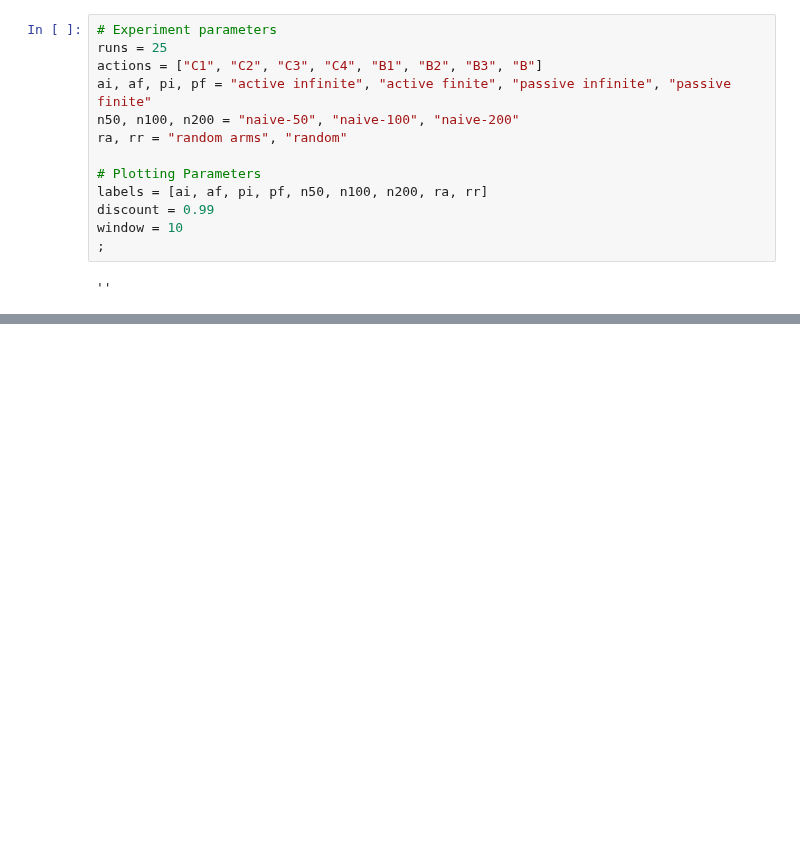
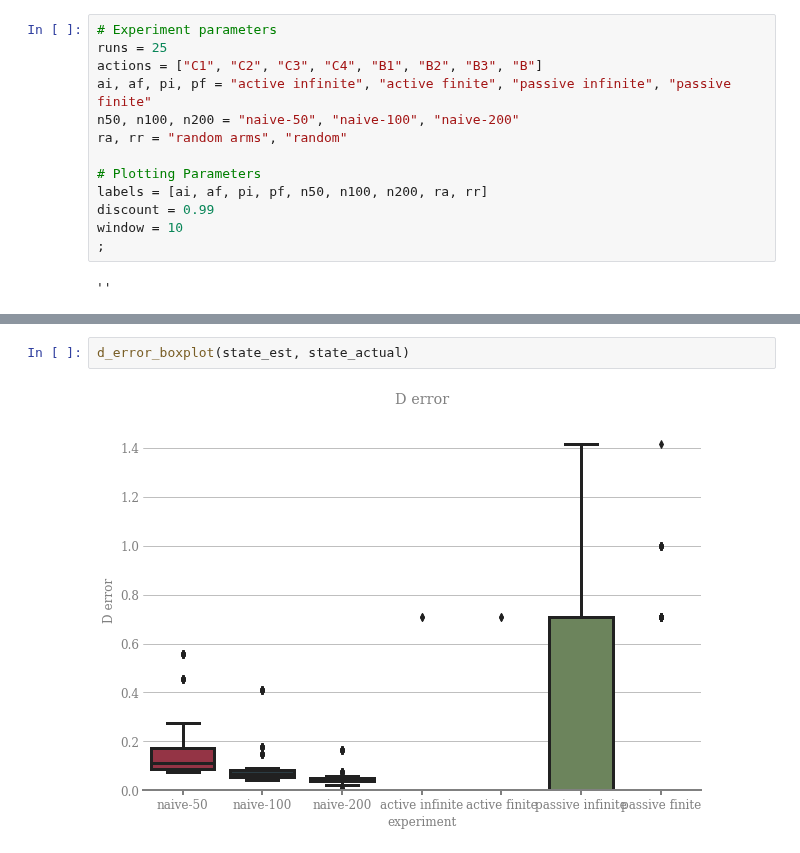
Before and after one commit to RachelFreedman/ATS, a Jupyter notebook: make_plots/make_plots_final_python.ipynb, the cells around one changed output, grey strips where cells are left out. Drawn from its saved outputs; the diff is of its cells as text; blank space fills up the shorter version.

```diff
--- a/make_plots/make_plots_final_python.ipynb
+++ b/make_plots/make_plots_final_python.ipynb
@@ -114,0 +204,4 @@ plot_actions(data_n50, n50, window)
+# %%
+d_error_boxplot(state_est, state_actual)
+# %% [output]
+[figure, added]
```
Also changed, not shown: parts of 14 cells of this notebook, 5 other files.
